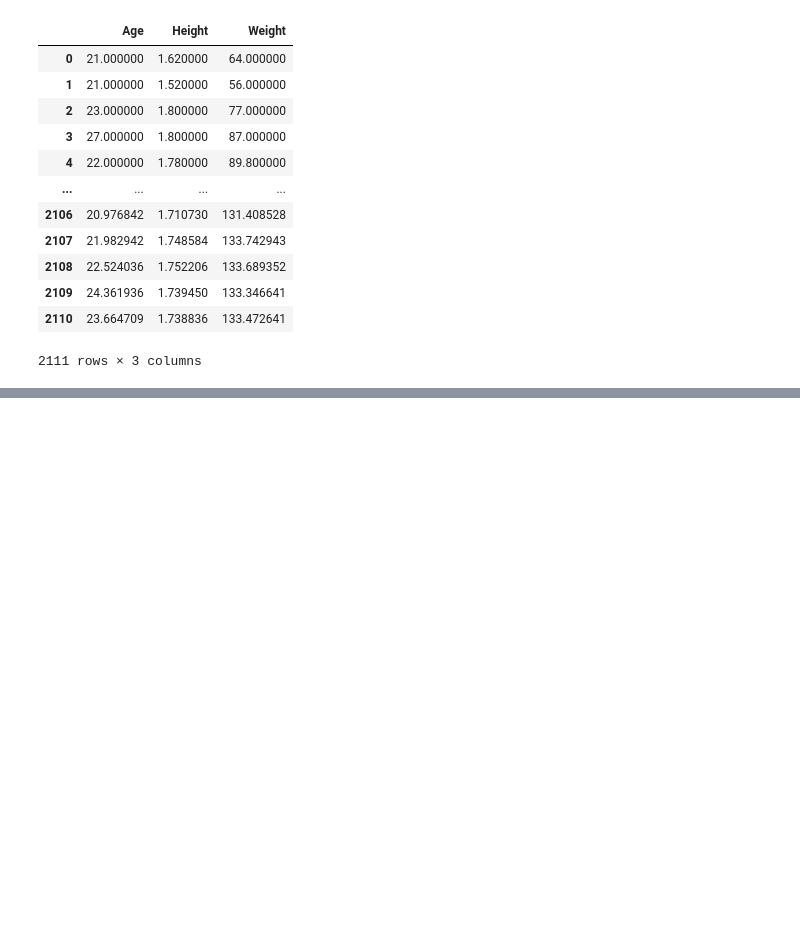
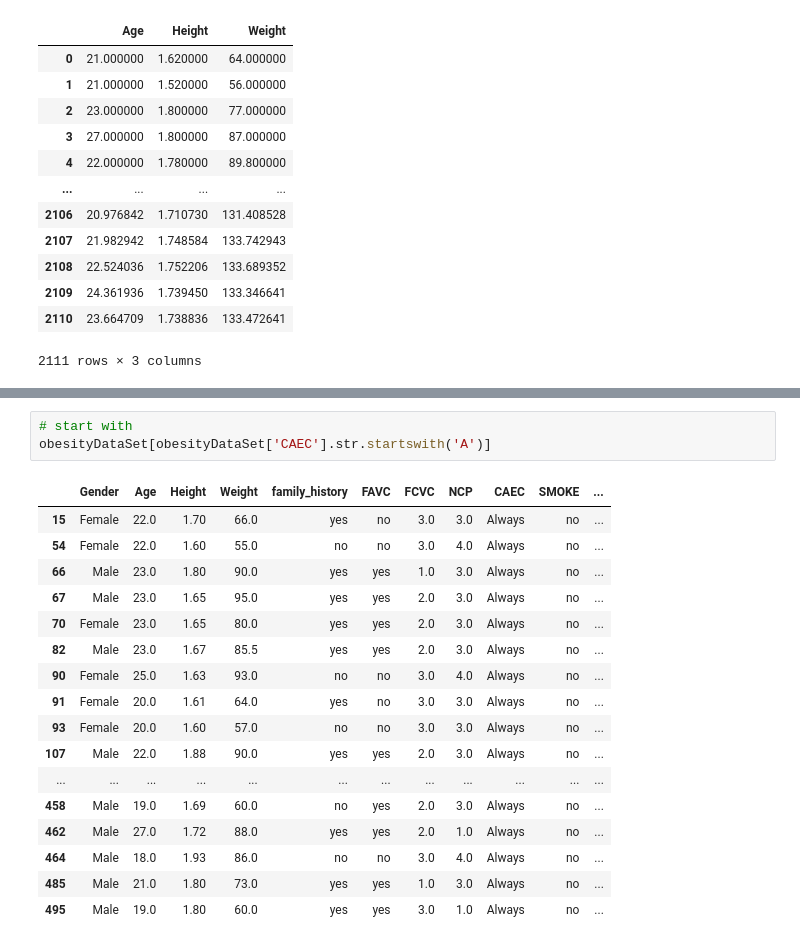
Before and after one commit to satyanshpandey/pandas-learning-, a Jupyter notebook: working_with_obesity_dataset.ipynb, the cells around one changed output, grey strips where cells are left out. Saved outputs shown, nothing was run; the diff lists cells and outputs as text; blank space fills up the shorter version.

```diff
--- a/working_with_obesity_dataset.ipynb
+++ b/working_with_obesity_dataset.ipynb
@@ -262,0 +403,21 @@ obesityDataSet.loc[: , ['Age',"Height" , 'Weight']]
+# %%
+# start with
+obesityDataSet[obesityDataSet['CAEC'].str.startswith('A')]
+# %% [output]
+|  | Gender | Age | Height | Weight | family_history | FAVC | FCVC | NCP | CAEC | SMOKE | ... |
+| 15 | Female | 22.0 | 1.70 | 66.0 | yes | no | 3.0 | 3.0 | Always | no | ... |
+| 54 | Female | 22.0 | 1.60 | 55.0 | no | no | 3.0 | 4.0 | Always | no | ... |
+| 66 | Male | 23.0 | 1.80 | 90.0 | yes | yes | 1.0 | 3.0 | Always | no | ... |
+| 67 | Male | 23.0 | 1.65 | 95.0 | yes | yes | 2.0 | 3.0 | Always | no | ... |
+| 70 | Female | 23.0 | 1.65 | 80.0 | yes | yes | 2.0 | 3.0 | Always | no | ... |
+| 82 | Male | 23.0 | 1.67 | 85.5 | yes | yes | 2.0 | 3.0 | Always | no | ... |
+| 90 | Female | 25.0 | 1.63 | 93.0 | no | no | 3.0 | 4.0 | Always | no | ... |
+| 91 | Female | 20.0 | 1.61 | 64.0 | yes | no | 3.0 | 3.0 | Always | no | ... |
+| 93 | Female | 20.0 | 1.60 | 57.0 | no | no | 3.0 | 3.0 | Always | no | ... |
+| 107 | Male | 22.0 | 1.88 | 90.0 | yes | yes | 2.0 | 3.0 | Always | no | ... |
+| ... | ... | ... | ... | ... | ... | ... | ... | ... | ... | ... | ... |
+| 458 | Male | 19.0 | 1.69 | 60.0 | no | yes | 2.0 | 3.0 | Always | no | ... |
+| 462 | Male | 27.0 | 1.72 | 88.0 | yes | yes | 2.0 | 1.0 | Always | no | ... |
+| 464 | Male | 18.0 | 1.93 | 86.0 | no | no | 3.0 | 4.0 | Always | no | ... |
+| 485 | Male | 21.0 | 1.80 | 73.0 | yes | yes | 1.0 | 3.0 | Always | no | ... |
+| 495 | Male | 19.0 | 1.80 | 60.0 | yes | yes | 3.0 | 1.0 | Always | no | ... |
```
Also changed, not shown: parts of 14 cells of this notebook.
